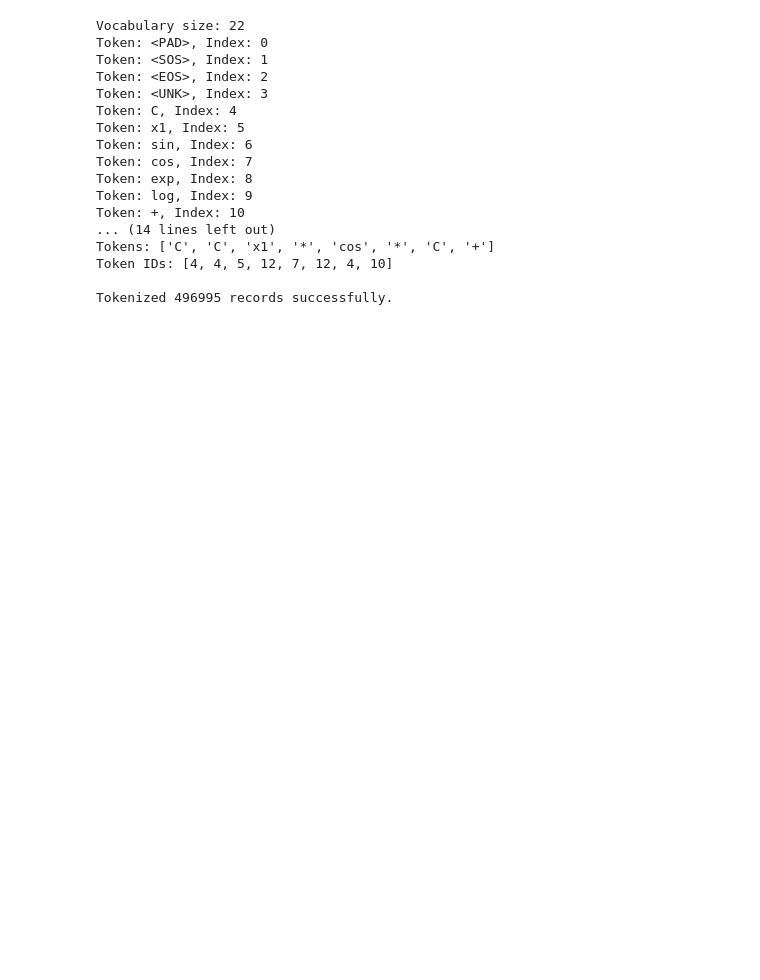
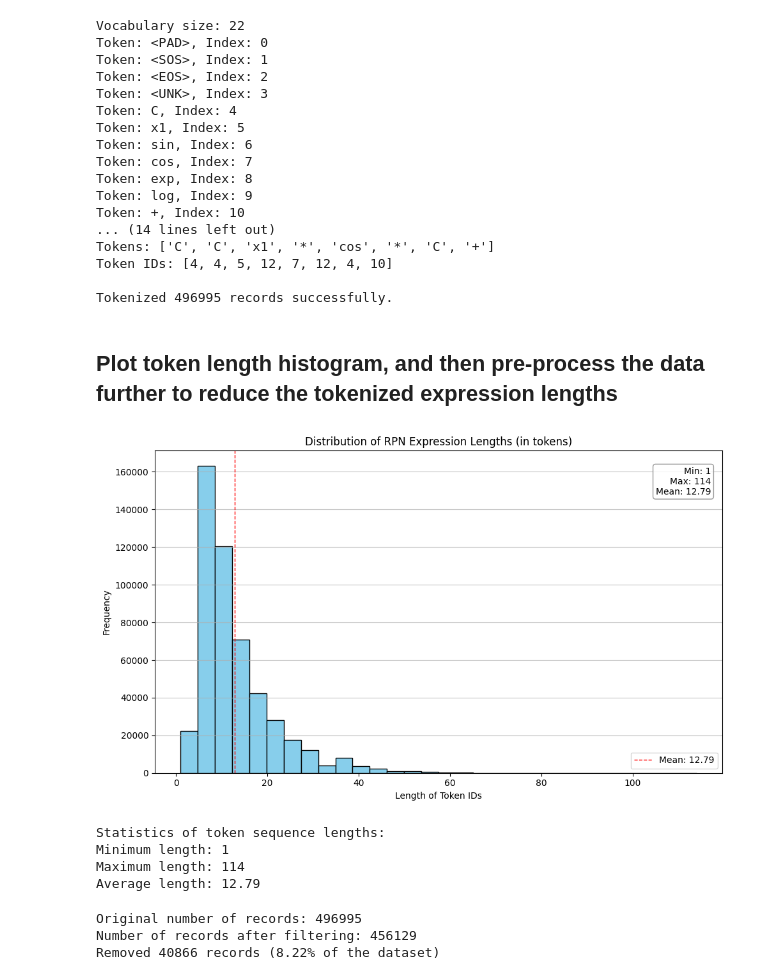
Before and after one commit to bdschnapp/Symbolic_Diffusion, a Jupyter notebook: Database_Test.ipynb, the cells around one changed output. Drawn from its saved outputs; the diff is of its cells as text; code cells hidden in the pictures; blank space fills up the shorter version.

Commit message:
tokenizer pre procession further

```diff
--- a/Database_Test.ipynb
+++ b/Database_Test.ipynb
@@ -525,3 +533,60 @@ Tokens: ['C', 'C', 'x1', '*', 'cos', '*', 'C', '+']
 Token IDs: [4, 4, 5, 12, 7, 12, 4, 10]
 
 Tokenized 496995 records successfully.
+# %% [markdown]
+## Plot token length histogram, and then pre-process the data further to reduce the tokenized expression lengths
+# %%
+# Create a histogram of token ID lengths
+token_id_lengths = [len(record['token_ids']) for record in data]
+
+plt.figure(figsize=(10, 6))
+plt.hist(token_id_lengths, bins=30, color='skyblue', edgecolor='black')
+plt.xlabel('Length of Token IDs')
+plt.ylabel('Frequency')
+plt.title('Distribution of RPN Expression Lengths (in tokens)')
+plt.grid(axis='y', alpha=0.75)
+
+# Add some statistics as text
+avg_length = sum(token_id_lengths) / len(token_id_lengths)
+max_length = max(token_id_lengths)
+min_length = min(token_id_lengths)
+
+plt.axvline(avg_length, color='red', linestyle='dashed', linewidth=1, label=f'Mean: {avg_length:.2f}')
+plt.legend()
+
+plt.text(0.98, 0.95, f'Min: {min_length}\nMax: {max_length}\nMean: {avg_length:.2f}',
+         transform=plt.gca().transAxes, horizontalalignment='right',
+         verticalalignment='top', bbox=dict(boxstyle="round,pad=0.3", fc="white", ec="gray", alpha=0.8))
+
+plt.tight_layout()
+plt.show()
+
+print(f"Statistics of token sequence lengths:")
+print(f"Minimum length: {min_length}")
+print(f"Maximum length: {max_length}")
+print(f"Average length: {avg_length:.2f}")
+# %% [output]
+[figure, added]
+Statistics of token sequence lengths:
+Minimum length: 1
+Maximum length: 114
+Average length: 12.79
+# %%
+# Print the original number of records
+original_count = len(data)
+print(f"Original number of records: {original_count}")
+
+# Filter out records where token_ids length is greater than 25
+data = [record for record in data if len(record['token_ids']) <= 25]
+
+# Print the new number of records
+new_count = len(data)
+print(f"Number of records after filtering: {new_count}")
+
+# Calculate the percentage of records removed
+removed_percentage = ((original_count - new_count) / original_count) * 100
+print(f"Removed {original_count - new_count} records ({removed_percentage:.2f}% of the dataset)")
+# %% [output]
+Original number of records: 496995
+Number of records after filtering: 456129
+Removed 40866 records (8.22% of the dataset)
```
Also changed, not shown: parts of 6 cells of this notebook.
